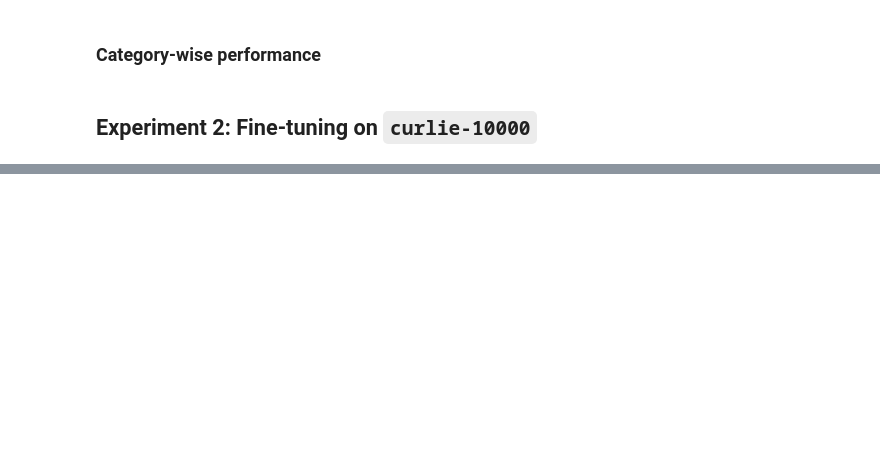
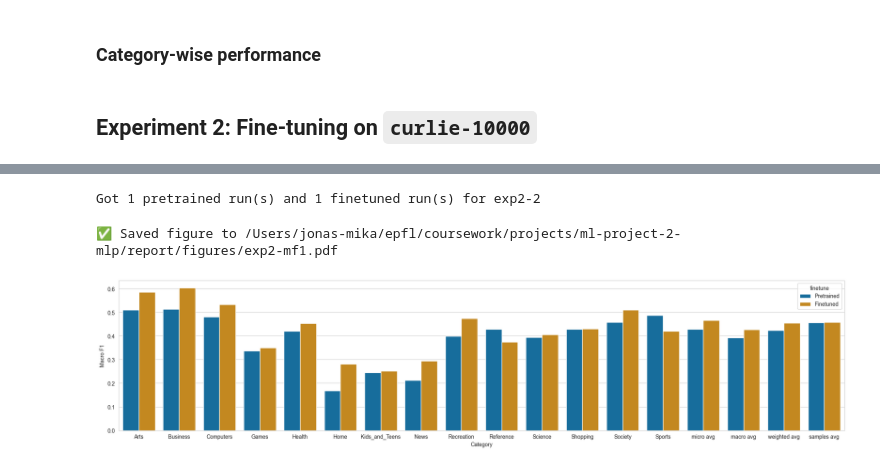
Before and after one commit to CS-433/ml-project-2-mlp, a Jupyter notebook: notebooks/analysis.ipynb, the cells around one changed output, grey strips where cells are left out. Drawn from its saved outputs; the diff is of its cells as text; code cells hidden in the pictures; blank space fills up the shorter version.

```diff
--- a/notebooks/analysis.ipynb
+++ b/notebooks/analysis.ipynb
@@ -351,0 +425,50 @@ exp2_best_runs_df
+# %%
+# Extract best runs
+pretrained_runs = exp2_best_runs_df[exp2_best_runs_df[("config", "finetune")] == False]
+finetuned_runs = exp2_best_runs_df[exp2_best_runs_df[("config", "finetune")] == True]
+
+pretrained_run_ids = pretrained_runs.index.values
+finetuned_run_ids = finetuned_runs.index.values
+
+pretrained_runs = [run for run in exp2_runs if run.id in pretrained_run_ids]
+finetuned_runs = [run for run in exp2_runs if run.id in finetuned_run_ids]
+
+print(f"Got {len(pretrained_runs)} pretrained run(s) and {len(finetuned_runs)} finetuned run(s) for {GROUP}")
+# %% [output]
+Got 1 pretrained run(s) and 1 finetuned run(s) for exp2-2
+# %%
+# Get best runs
+pretrained_run = pretrained_runs[0]
+finetuned_run = finetuned_runs[0]
+
+pretrained_cms = get_test_cm(pretrained_run)
+finetuned_cms = get_test_cm(finetuned_run)
+# %%
+# Visualise the macro F1
+pretrained_report = get_test_report(pretrained_run)
+finetuned_report = get_test_report(finetuned_run)
+
+pretrained_report["finetune"] = "Pretrained"
+finetuned_report["finetune"] = "Finetuned"
+
+test_reports = pd.concat([pretrained_report, finetuned_report])
+
+fig, ax = plt.subplots(figsize=(20, 5))
+fig.tight_layout(pad=3.0)
+sns.barplot(
+    data=test_reports,
+    x="category",
+    y="f1-score",
+    hue="finetune",
+    ax=ax
+)
+ax.set_xlabel("Category")
+ax.set_ylabel("Macro F1")
+
+# Save figure
+path = os.path.join(FIGURE_DIR, "exp2-mf1.pdf")
+fig.savefig(path, bbox_inches="tight")
+print(f"✅ Saved figure to {path}")
+# %% [output]
+✅ Saved figure to /Users/jonas-mika/epfl/coursework/projects/ml-project-2-mlp/report/figures/exp2-mf1.pdf
+[figure, added]
```
Also changed, not shown: parts of 24 cells of this notebook, 1 other file.
